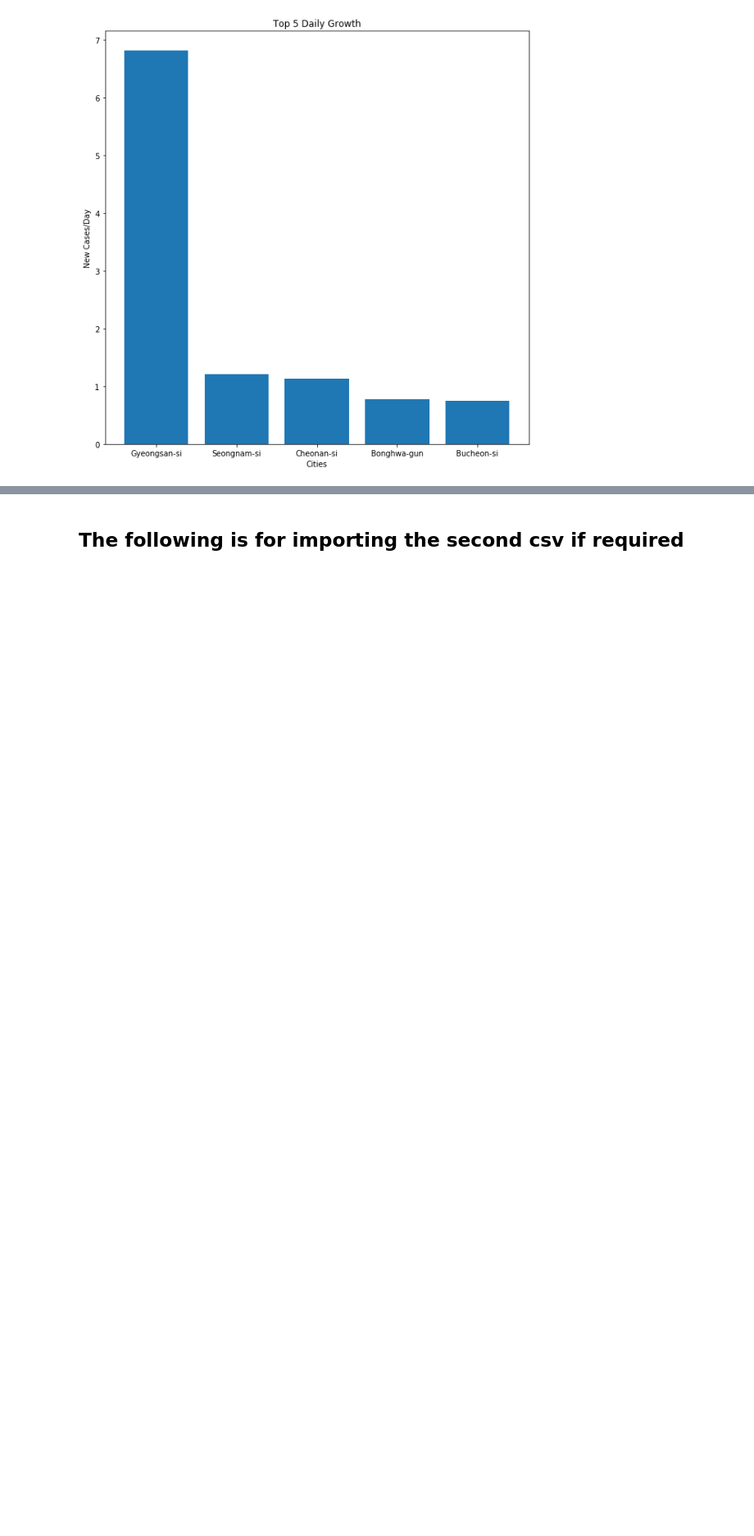
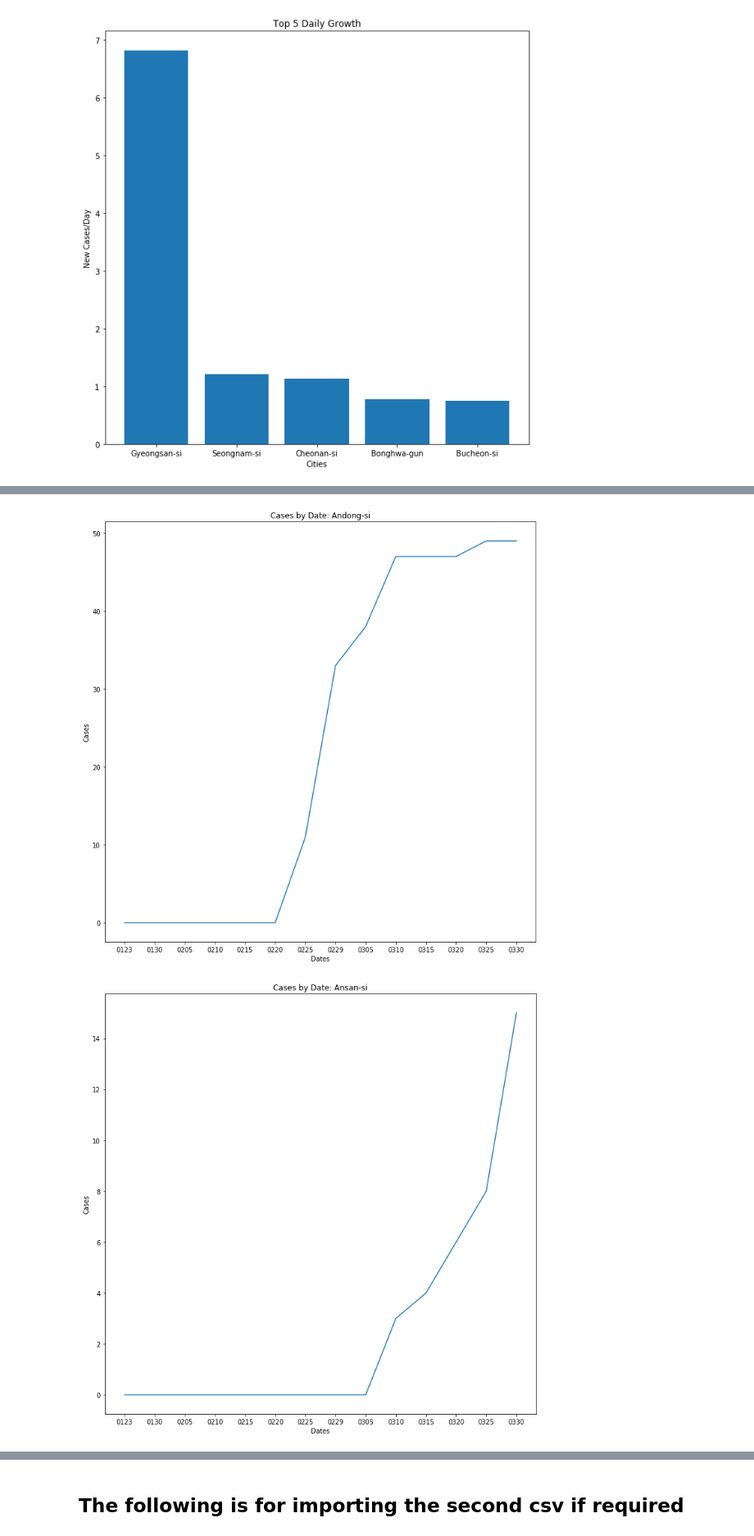
Before and after one commit to Roarkeyboy/COVID-19, a Jupyter notebook: COVID-19.ipynb, the cells around one changed output, grey strips where cells are left out. Shown at 82% size. Drawn from its saved outputs; the diff is of its cells as text; code cells hidden in the pictures; blank space fills up the shorter version.

```diff
--- a/COVID-19.ipynb
+++ b/COVID-19.ipynb
@@ -526,0 +558,7 @@ draw_top_growers(5,cases_list,date_low,date_high) # Can change the first input t
+# %%
+for ii in range(3):
+    city = unique_cities[ii]
+    plot_time_cases(df,date_list,city)
+# %% [output]
+[figure, added]
+[figure, added]
```
Also changed, not shown: parts of 4 cells of this notebook.
